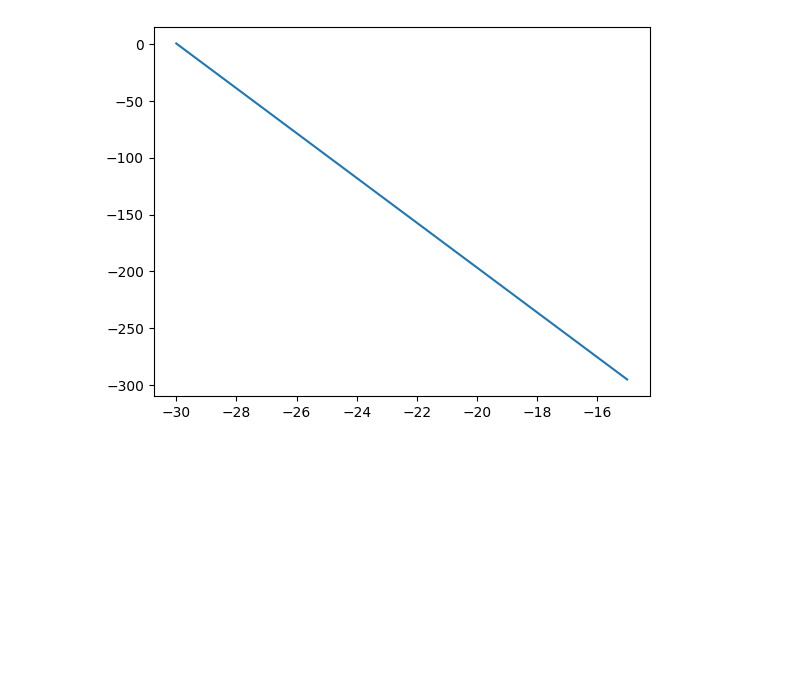
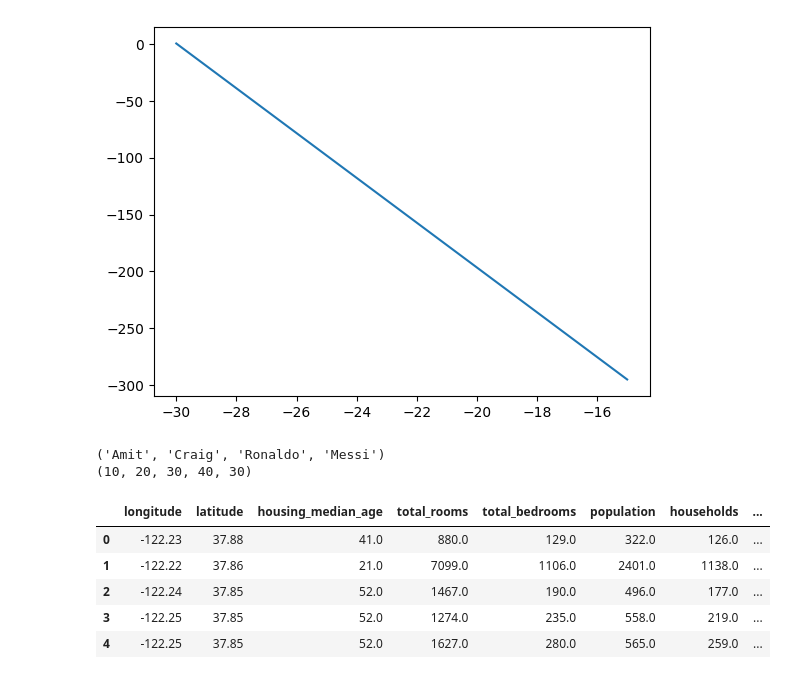
Before and after one commit to UTKARSHSAHAREE/Utkarshsahare, a Jupyter notebook: Intro.ipynb, the cells around one changed output. Drawn from its saved outputs; the diff is of its cells as text; code cells hidden in the pictures; blank space fills up the shorter version.

Commit message:
added new data

```diff
--- a/Intro.ipynb
+++ b/Intro.ipynb
@@ -29,3 +29,37 @@ plt.plot(xpts,ypts)
 plt.show()
 # %% [output]
 [figure]
+# %%
+demo=("Amit","Craig","Ronaldo","Messi")
+demo2=(10,20,30,40,30)
+print(demo)
+print(demo2)
+# %% [output]
+('Amit', 'Craig', 'Ronaldo', 'Messi')
+(10, 20, 30, 40, 30)
+# %%
+from pathlib import Path
+import pandas as pd
+import tarfile
+import urllib.request
+
+def load_housing_data():
+  tarball_path = Path("datasets/housing.tgz")
+
+  if not tarball_path.is_file():
+    Path("datasets").mkdir(parents=True, exist_ok=True)
+    url = "https://github.com/ageron/data/raw/main/housing.tgz"
+    urllib.request.urlretrieve(url, tarball_path)
+    with tarfile.open(tarball_path) as housing_tarball:
+      housing_tarball.extractall(path="datasets")
+  return pd.read_csv(Path("datasets/housing/housing.csv"))
+
+housing = load_housing_data()
+housing.head()
+# %% [output]
+|  | longitude | latitude | housing_median_age | total_rooms | total_bedrooms | population | households | ... |
+| 0 | -122.23 | 37.88 | 41.0 | 880.0 | 129.0 | 322.0 | 126.0 | ... |
+| 1 | -122.22 | 37.86 | 21.0 | 7099.0 | 1106.0 | 2401.0 | 1138.0 | ... |
+| 2 | -122.24 | 37.85 | 52.0 | 1467.0 | 190.0 | 496.0 | 177.0 | ... |
+| 3 | -122.25 | 37.85 | 52.0 | 1274.0 | 235.0 | 558.0 | 219.0 | ... |
+| 4 | -122.25 | 37.85 | 52.0 | 1627.0 | 280.0 | 565.0 | 259.0 | ... |
```
Also changed, not shown: parts of 1 cell of this notebook.
